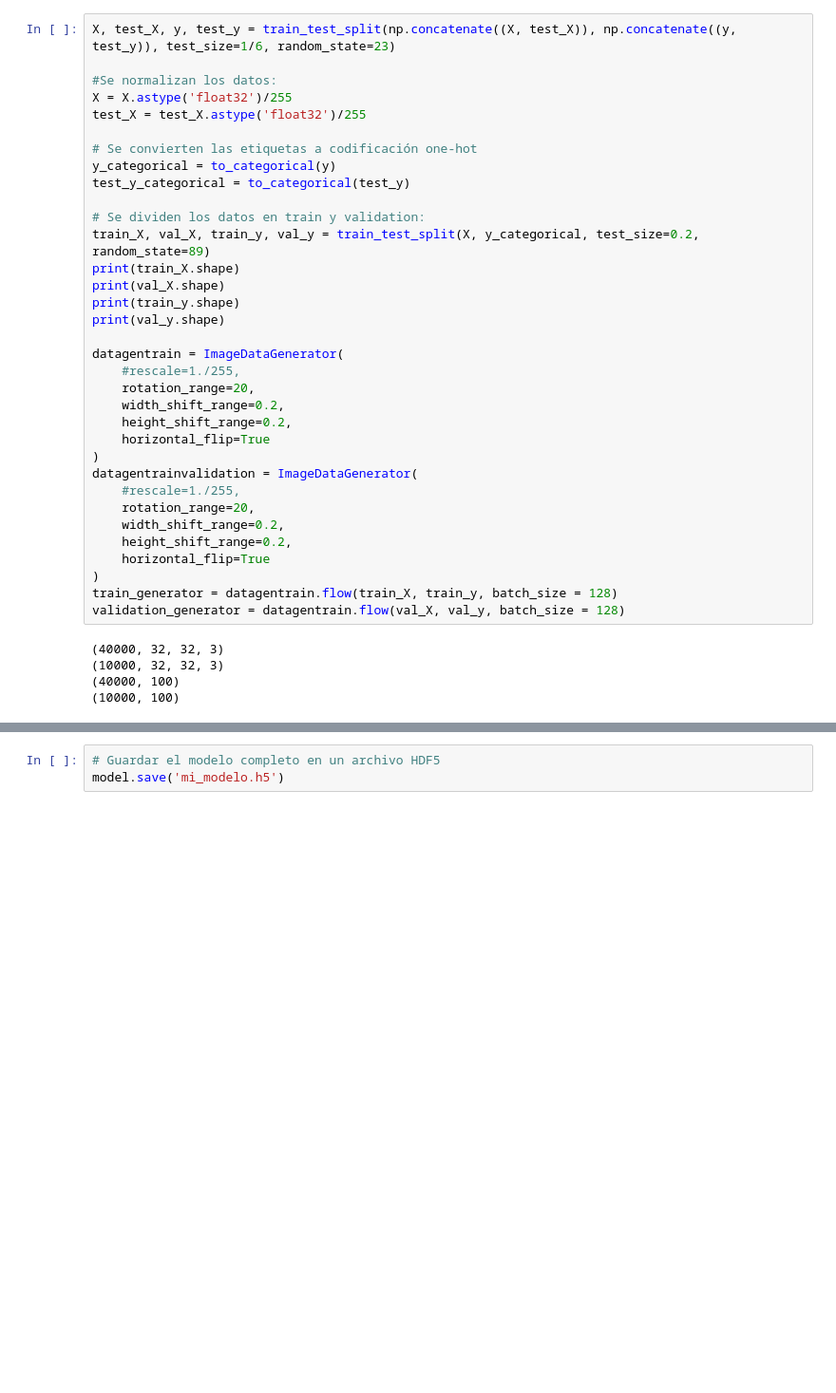
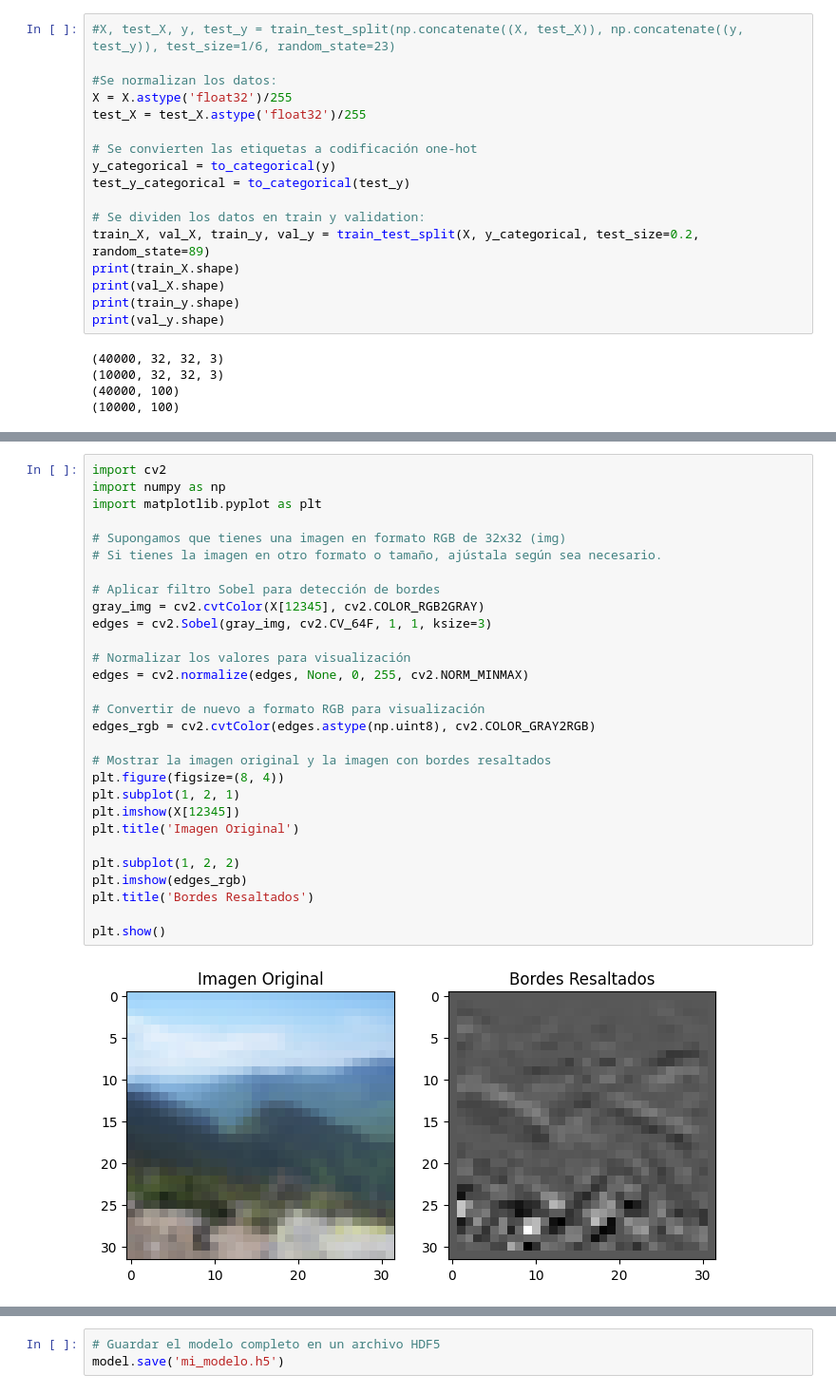
Before and after one commit to 9105507/APRENDIZAJE_AUTOMATICO_23_24, a Jupyter notebook: AA_PRACTICA3_GRUPO_7.ipynb, the cells around one changed output, grey strips where cells are left out. Shown at 95% size. Saved outputs shown, nothing was run; the diff lists cells and outputs as text; blank space fills up the shorter version.

```diff
--- a/AA_PRACTICA3_GRUPO_7.ipynb
+++ b/AA_PRACTICA3_GRUPO_7.ipynb
@@ -475,7 +555,7 @@ vehicles 2: 2500
 # %% [markdown]
 Para finalizar el pre-procesado de datos, se normalizan los datos, se tranforman las etiquetas a 'one-hot' encoding y se hace la partición de los datos en train-validation-test.
 # %%
-X, test_X, y, test_y = train_test_split(np.concatenate((X, test_X)), np.concatenate((y, test_y)), test_size=1/6, random_state=23)
+#X, test_X, y, test_y = train_test_split(np.concatenate((X, test_X)), np.concatenate((y, test_y)), test_size=1/6, random_state=23)
 
 #Se normalizan los datos:
 X = X.astype('float32')/255
@@ -491,23 +571,6 @@ print(train_X.shape)
 print(val_X.shape)
 print(train_y.shape)
 print(val_y.shape)
-
-datagentrain = ImageDataGenerator(
-    #rescale=1./255,
-    rotation_range=20,
-    width_shift_range=0.2,
-    height_shift_range=0.2,
-    horizontal_flip=True
-)
-datagentrainvalidation = ImageDataGenerator(
-    #rescale=1./255,
-    rotation_range=20,
-    width_shift_range=0.2,
-    height_shift_range=0.2,
-    horizontal_flip=True
-)
-train_generator = datagentrain.flow(train_X, train_y, batch_size = 128)
-validation_generator = datagentrain.flow(val_X, val_y, batch_size = 128)
 # %% [output]
 (40000, 32, 32, 3)
 (10000, 32, 32, 3)
@@ -525,0 +628,31 @@ Más concretamente, lo que realiza esta clase es, a partir de los datos de entre
+# %%
+import cv2
+import numpy as np
+import matplotlib.pyplot as plt
+
+# Supongamos que tienes una imagen en formato RGB de 32x32 (img)
+# Si tienes la imagen en otro formato o tamaño, ajústala según sea necesario.
+
+# Aplicar filtro Sobel para detección de bordes
+gray_img = cv2.cvtColor(X[12345], cv2.COLOR_RGB2GRAY)
+edges = cv2.Sobel(gray_img, cv2.CV_64F, 1, 1, ksize=3)
+
+# Normalizar los valores para visualización
+edges = cv2.normalize(edges, None, 0, 255, cv2.NORM_MINMAX)
+
+# Convertir de nuevo a formato RGB para visualización
+edges_rgb = cv2.cvtColor(edges.astype(np.uint8), cv2.COLOR_GRAY2RGB)
+
+# Mostrar la imagen original y la imagen con bordes resaltados
+plt.figure(figsize=(8, 4))
+plt.subplot(1, 2, 1)
+plt.imshow(X[12345])
+plt.title('Imagen Original')
+
+plt.subplot(1, 2, 2)
+plt.imshow(edges_rgb)
+plt.title('Bordes Resaltados')
+
+plt.show()
+# %% [output]
+[figure, added]
```
Also changed, not shown: parts of 132 cells of this notebook.
